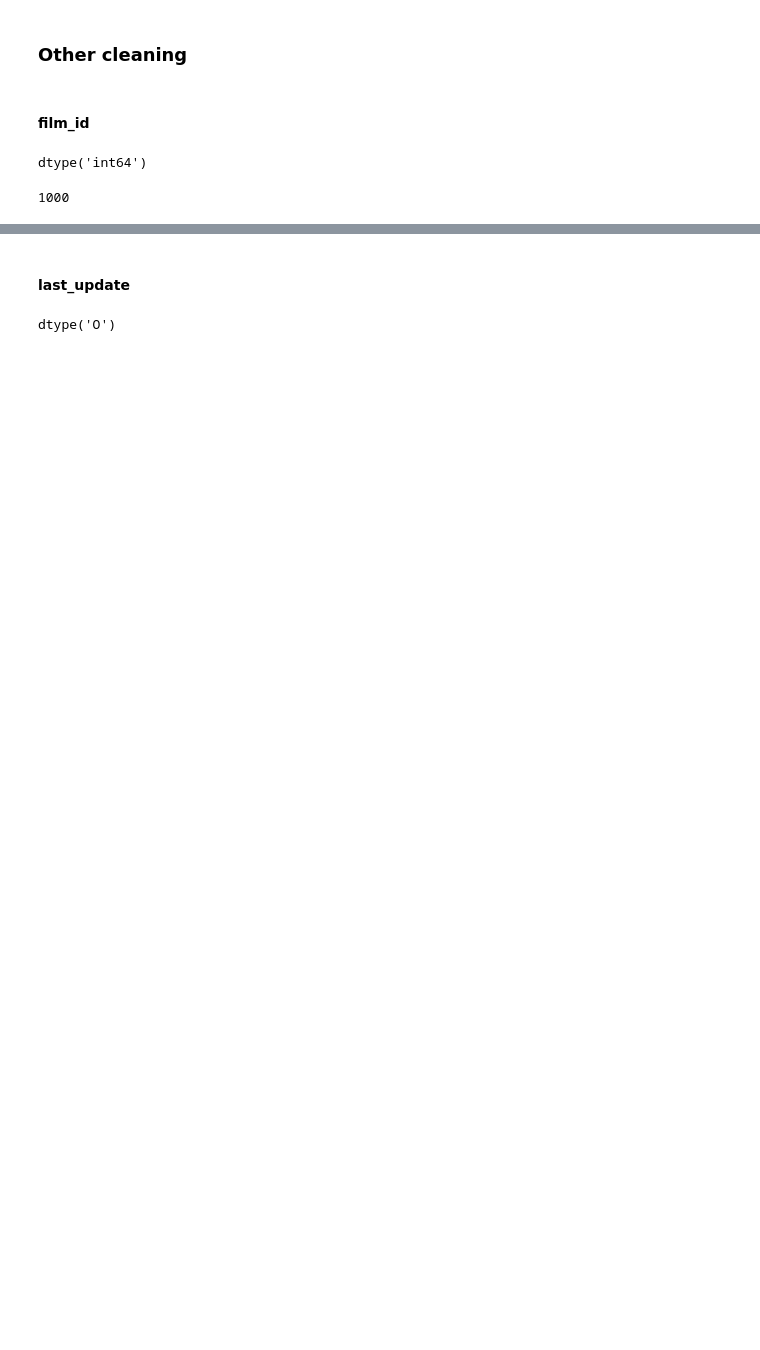
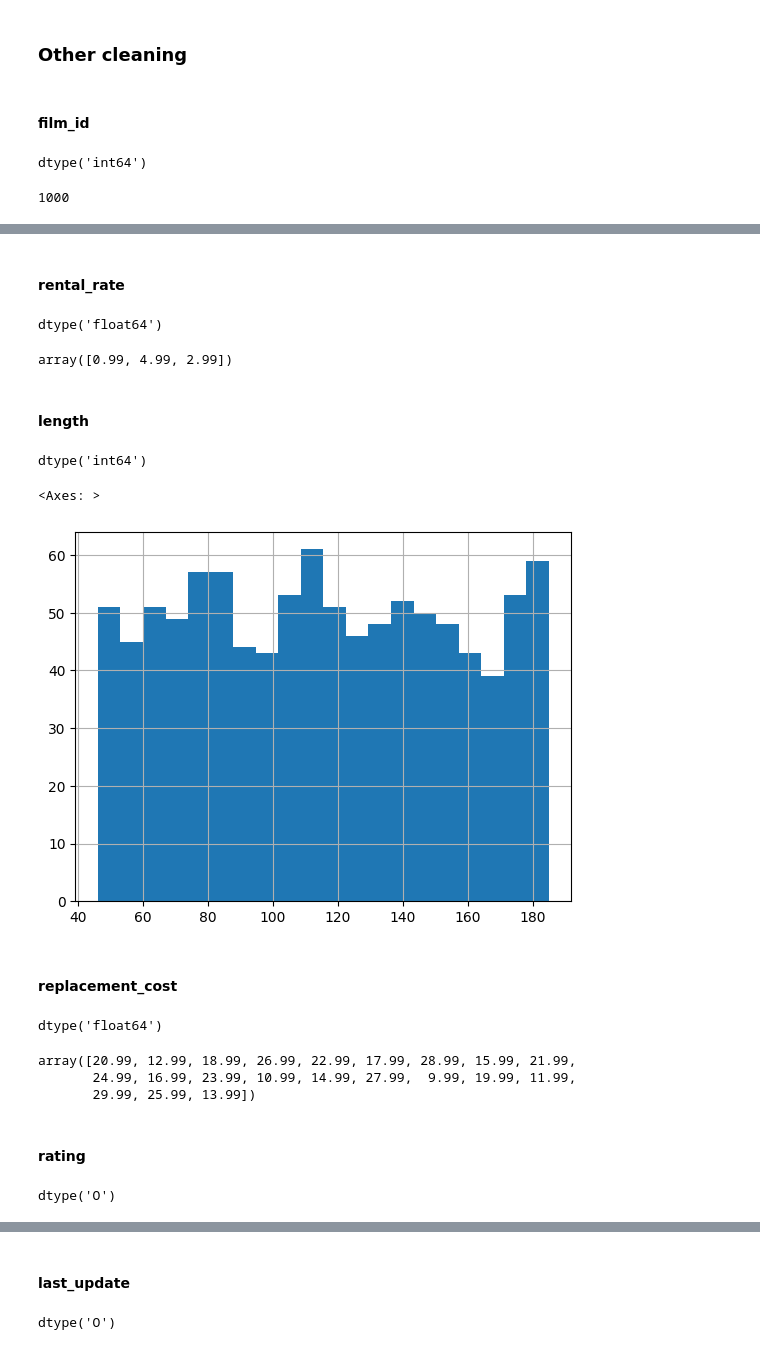
Before and after one commit to cristianecarneiro/sql-data-base-building, a Jupyter notebook: notebooks/cleaning_film.ipynb, the cells around one changed output, grey strips where cells are left out. Cells and saved outputs as stored; diff of their text form; code cells hidden in the pictures; blank space fills up the shorter version.

Commit message:
films

```diff
--- a/notebooks/cleaning_film.ipynb
+++ b/notebooks/cleaning_film.ipynb
@@ -267,0 +282,4 @@ films.head(3)
+# %%
+#converting data type
+
+films.release_year = pd.to_datetime(films.release_year).dt.strftime('%Y')
@@ -267,0 +322,54 @@ films.head(3)
+# %% [markdown]
+#### rental_rate
+# %%
+#data type is float - this is appropriate
+
+films.rental_rate.dtype
+# %% [output]
+dtype('float64')
+# %%
+#one can keep the movie for 3 through 7 days
+
+films.rental_rate.unique()
+# %% [output]
+array([0.99, 4.99, 2.99])
+# %% [markdown]
+#### length
+# %%
+#this is lenght in min
+#will keep as int, and optimize later
+
+films.length.dtype
+# %% [output]
+dtype('int64')
+# %%
+#duration frequency distribution - quite even
+
+films.length.hist(bins=20)
+# %% [output]
+<Axes: >
+[figure, added]
+# %% [markdown]
+#### replacement_cost
+# %%
+#data type is float - this is appropriate
+
+films.replacement_cost.dtype
+# %% [output]
+dtype('float64')
+# %%
+#different replacement costs of films
+
+films.replacement_cost.unique()
+# %% [output]
+array([20.99, 12.99, 18.99, 26.99, 22.99, 17.99, 28.99, 15.99, 21.99,
+       24.99, 16.99, 23.99, 10.99, 14.99, 27.99,  9.99, 19.99, 11.99,
+       29.99, 25.99, 13.99])
+# %% [markdown]
+#### rating
+# %%
+#data type is object - this is appropriate as those are strings
+
+films.rating.dtype
+# %% [output]
+dtype('O')
```
Also changed, not shown: parts of 67 cells of this notebook, 1 other file.
